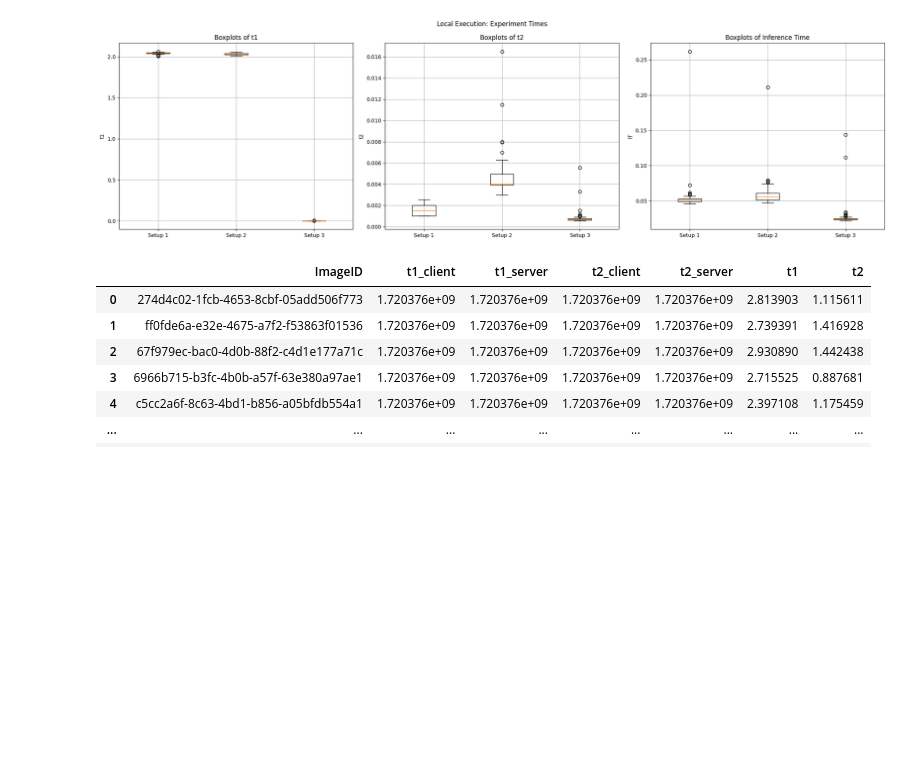
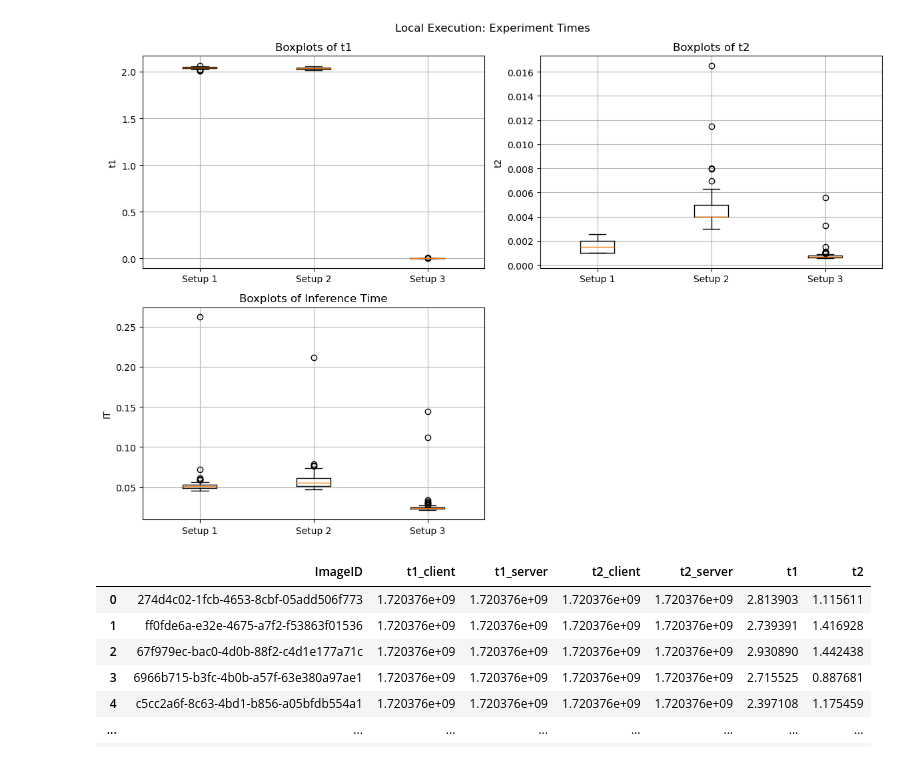
Before and after one commit to CorpaciLC/Data-Intensive-Computing-2024S, a Jupyter notebook: Exercise 3/timeEval.ipynb, the cells around one changed output. Drawn from its saved outputs; the diff is of its cells as text; code cells hidden in the pictures; blank space fills up the shorter version.

```diff
--- a/Exercise 3/timeEval.ipynb
+++ b/Exercise 3/timeEval.ipynb
@@ -55,34 +55,34 @@ s3_local_TT['t2'] = s3_local_TT['t2_client'] - s3_local_TT['t2_server']
 aws_TT['t1'] = aws_TT['t1_server'] - aws_TT['t1_client']
 aws_TT['t2'] = aws_TT['t2_client'] - aws_TT['t2_server']
 # %%
-plt.figure(figsize=(21, 6))
+plt.figure(figsize=(12, 8))
 plt.suptitle("Local Execution: Experiment Times")
 
 # Boxplots for t1
-plt.subplot(1, 3, 1)
+plt.subplot(2, 2, 1)
 plt.boxplot([s1_local_TT['t1'], s2_local_TT['t1'], s3_local_TT['t1']], vert=True, labels=['Setup 1', 'Setup 2', 'Setup 3'])
 plt.title('Boxplots of t1')
 plt.ylabel('t1')
 plt.grid(True)
 
 # Boxplots for t2
-plt.subplot(1, 3, 2)
+plt.subplot(2, 2, 2)
 plt.boxplot([s1_local_TT['t2'], s2_local_TT['t2'], s3_local_TT['t2']], vert=True, labels=['Setup 1', 'Setup 2', 'Setup 3'])
 plt.title('Boxplots of t2')
 plt.ylabel('t2')
 plt.grid(True)
 
 # Boxplots for IT
-plt.subplot(1, 3, 3)
+plt.subplot(2, 2, 3)
 plt.boxplot([s1_local_IT['it'], s2_local_IT['it'], s3_local_IT['it']], vert=True, labels=['Setup 1', 'Setup 2', 'Setup 3'])
 plt.title('Boxplots of Inference Time')
 plt.ylabel('IT')
 plt.grid(True)
 
 plt.tight_layout()
 plt.show()
 # %% [output]
-[figure, old version]
+[figure, new version]
 # %%
 aws_TT
 # %% [output]
```
Also changed, not shown: parts of 1 cell of this notebook.
